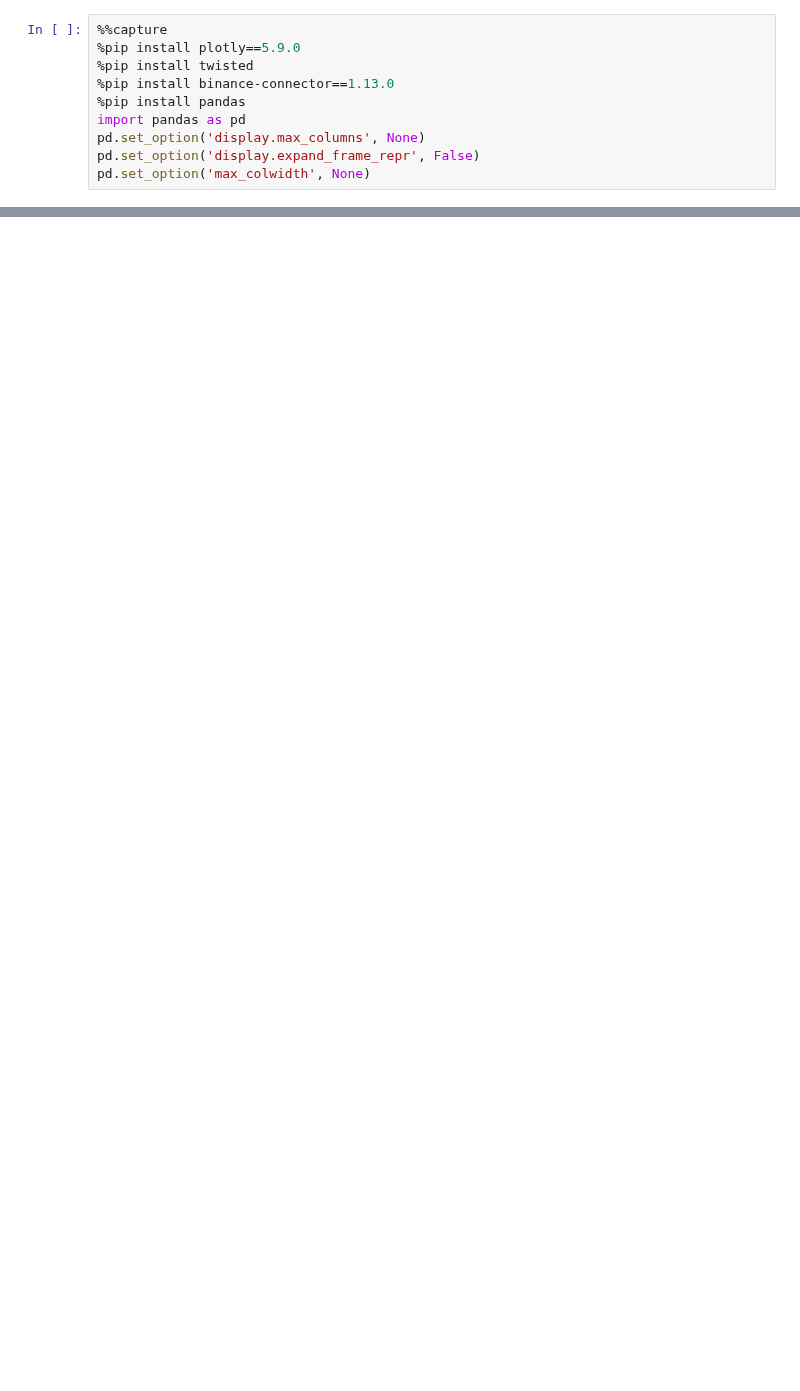
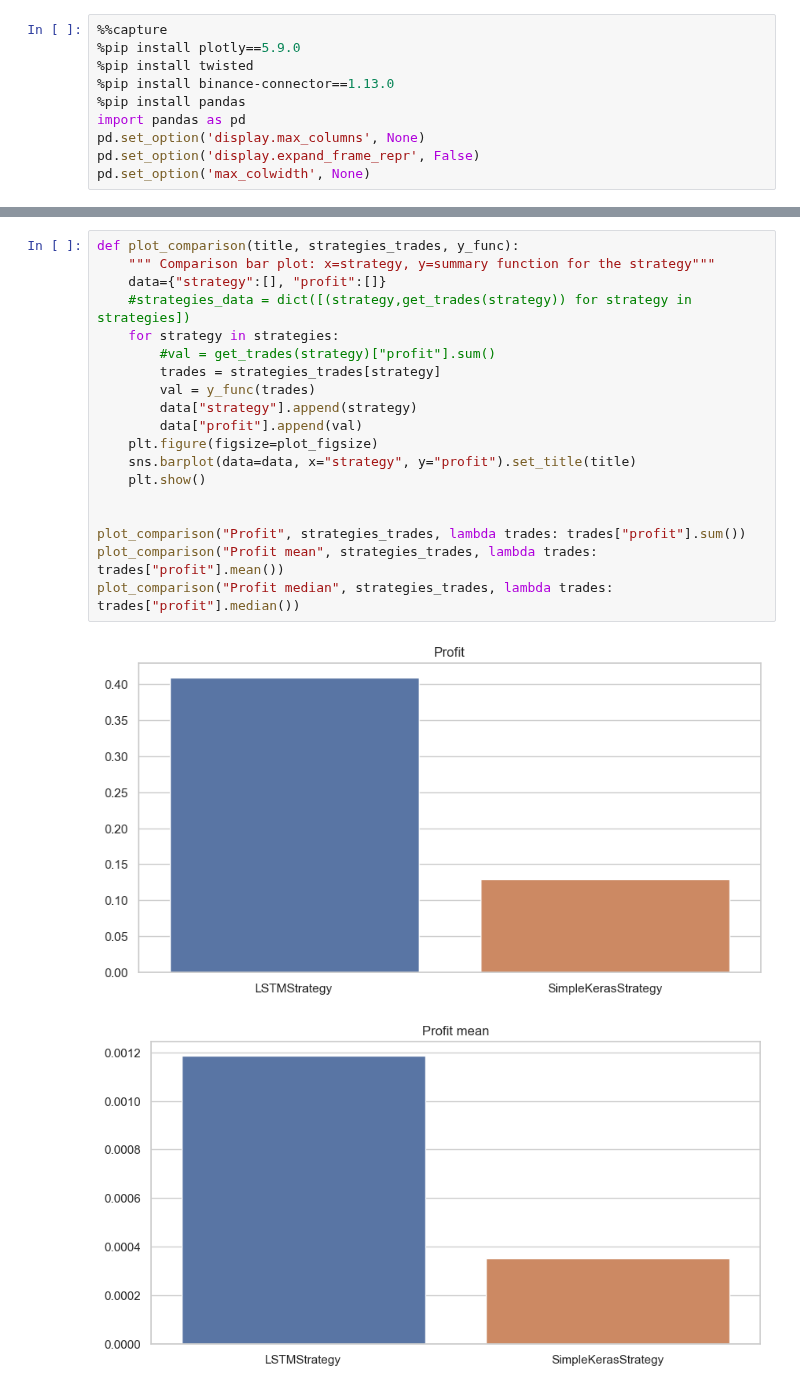
Before and after one commit to DmitryPukhov/pytrade2, a Jupyter notebook: analysis/Compare strategies.ipynb, the cells around one changed output, grey strips where cells are left out. Saved outputs shown, nothing was run; the diff lists cells and outputs as text; blank space fills up the shorter version.

```diff
--- a/analysis/Compare strategies.ipynb
+++ b/analysis/Compare strategies.ipynb
@@ -165,0 +218,22 @@ Get trades from ../data/yandex-cloud/LSTMStrategy/LSTMStrategy.db
+# %%
+def plot_comparison(title, strategies_trades, y_func):
+    """ Comparison bar plot: x=strategy, y=summary function for the strategy"""
+    data={"strategy":[], "profit":[]}
+    #strategies_data = dict([(strategy,get_trades(strategy)) for strategy in strategies])
+    for strategy in strategies:
+        #val = get_trades(strategy)["profit"].sum()
+        trades = strategies_trades[strategy]
+        val = y_func(trades)
+        data["strategy"].append(strategy)
+        data["profit"].append(val)
+    plt.figure(figsize=plot_figsize)
+    sns.barplot(data=data, x="strategy", y="profit").set_title(title)
+    plt.show()
+
+
+plot_comparison("Profit", strategies_trades, lambda trades: trades["profit"].sum())
+plot_comparison("Profit mean", strategies_trades, lambda trades: trades["profit"].mean())
+plot_comparison("Profit median", strategies_trades, lambda trades: trades["profit"].median())
+# %% [output]
+[figure, added]
+[figure, added]
```
Also changed, not shown: parts of 19 cells of this notebook.
